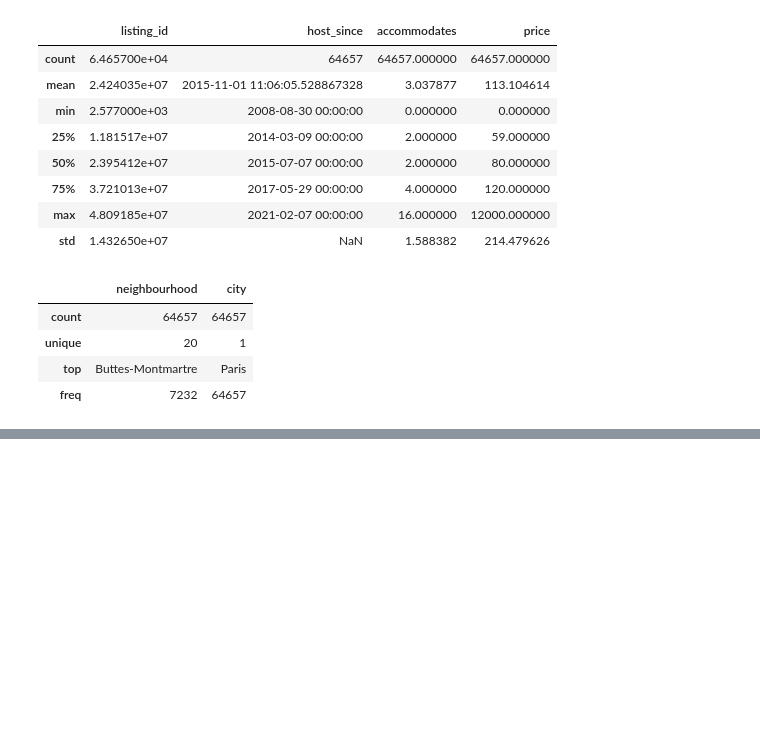
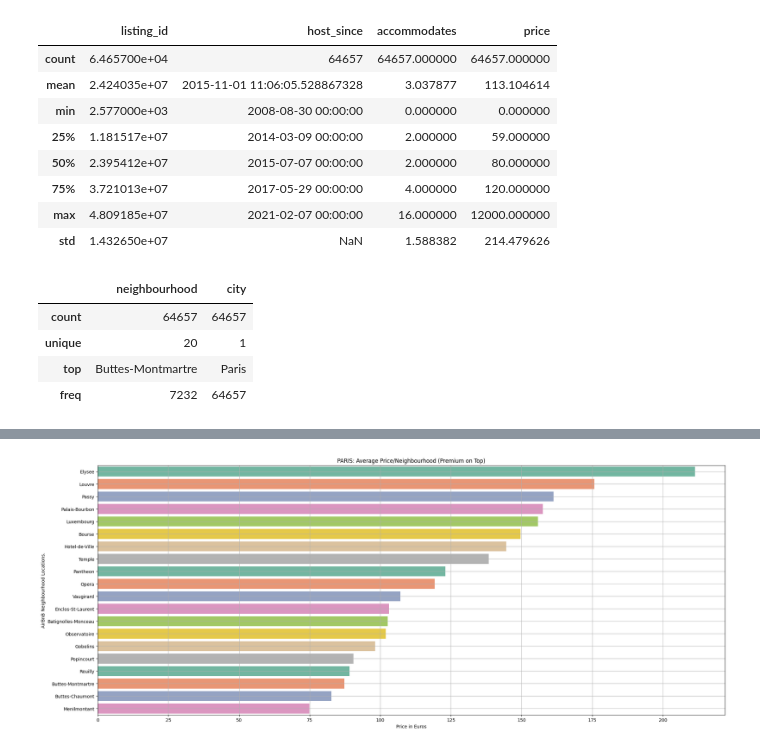
Before and after one commit to mjshubham21/Python_DA, a Jupyter notebook: Json Classes/data/AirBnB_regulation_impact.ipynb, the cells around one changed output, grey strips where cells are left out. Drawn from its saved outputs; the diff is of its cells as text; code cells hidden in the pictures; blank space fills up the shorter version.

```diff
--- a/Json Classes/data/AirBnB_regulation_impact.ipynb
+++ b/Json Classes/data/AirBnB_regulation_impact.ipynb
@@ -207,0 +243,3 @@ paris_listings.describe(include = "object")
+# %%
+paris_listings = paris_listings[paris_listings["price"] != 0]
+paris_listings.info()
@@ -207,0 +272,3 @@ paris_listings.describe(include = "object")
+# %%
+paris_listings_neighbourhood = paris_listings.groupby("neighbourhood").agg({"price": "mean"}).sort_values(by = "price", ascending = False)
+paris_listings_neighbourhood.describe()
@@ -207,0 +309,14 @@ paris_listings.describe(include = "object")
+# %%
+plt.figure(figsize = (25, 10))
+sns.barplot(data = paris_listings_neighbourhood ,
+            x = "price",
+            y = paris_listings_neighbourhood.index,
+            palette = "Set2", color = "#00a699")
+
+plt.title("PARIS: Average Price/Neighbourhood (Premium on Top)")
+plt.xlabel("Price in Euros")
+plt.ylabel("AirBnB Neighbourhood Locations.")
+plt.grid(True)
+plt.show()
+# %% [output]
+[figure, added]
```
Also changed, not shown: parts of 24 cells of this notebook.
